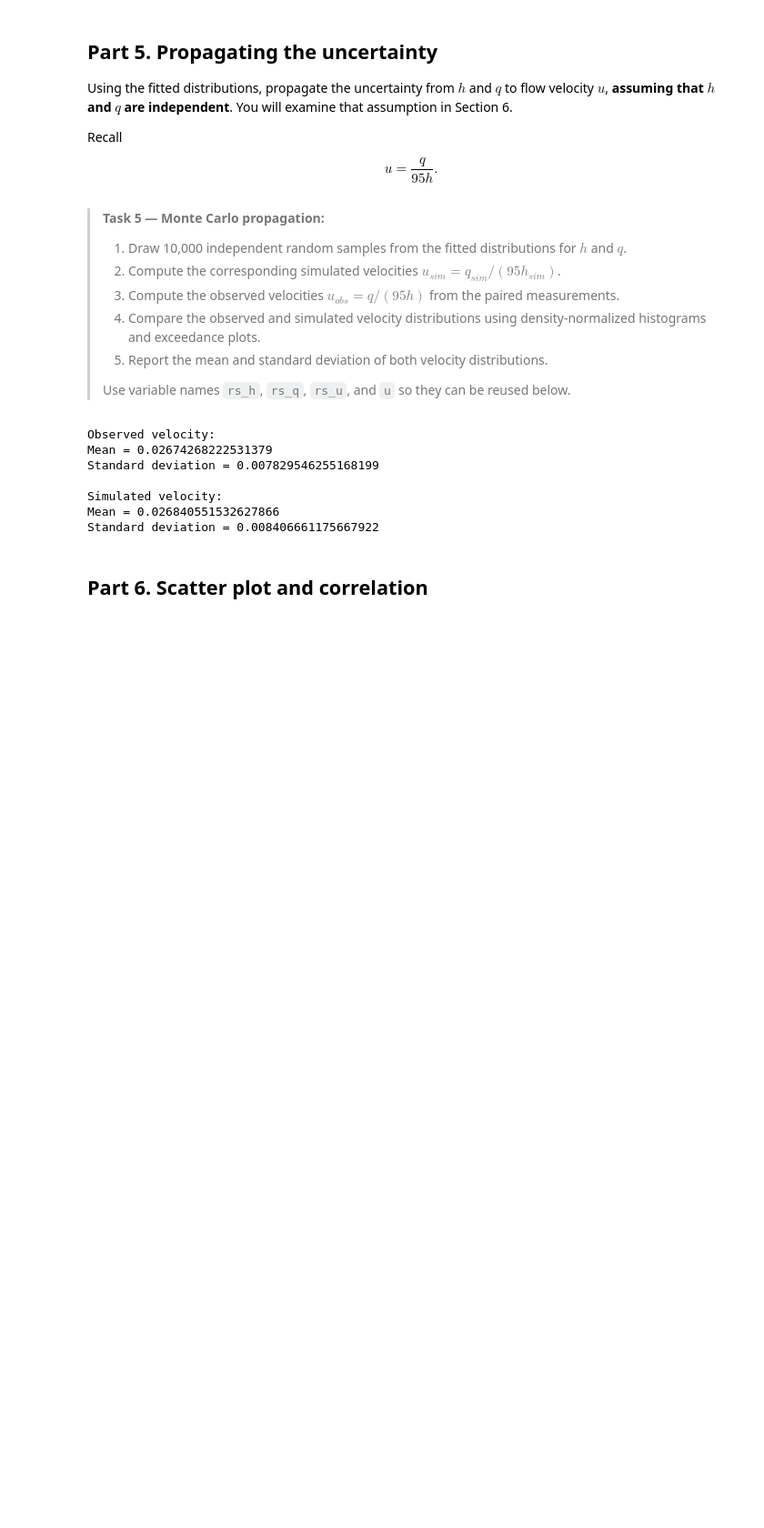
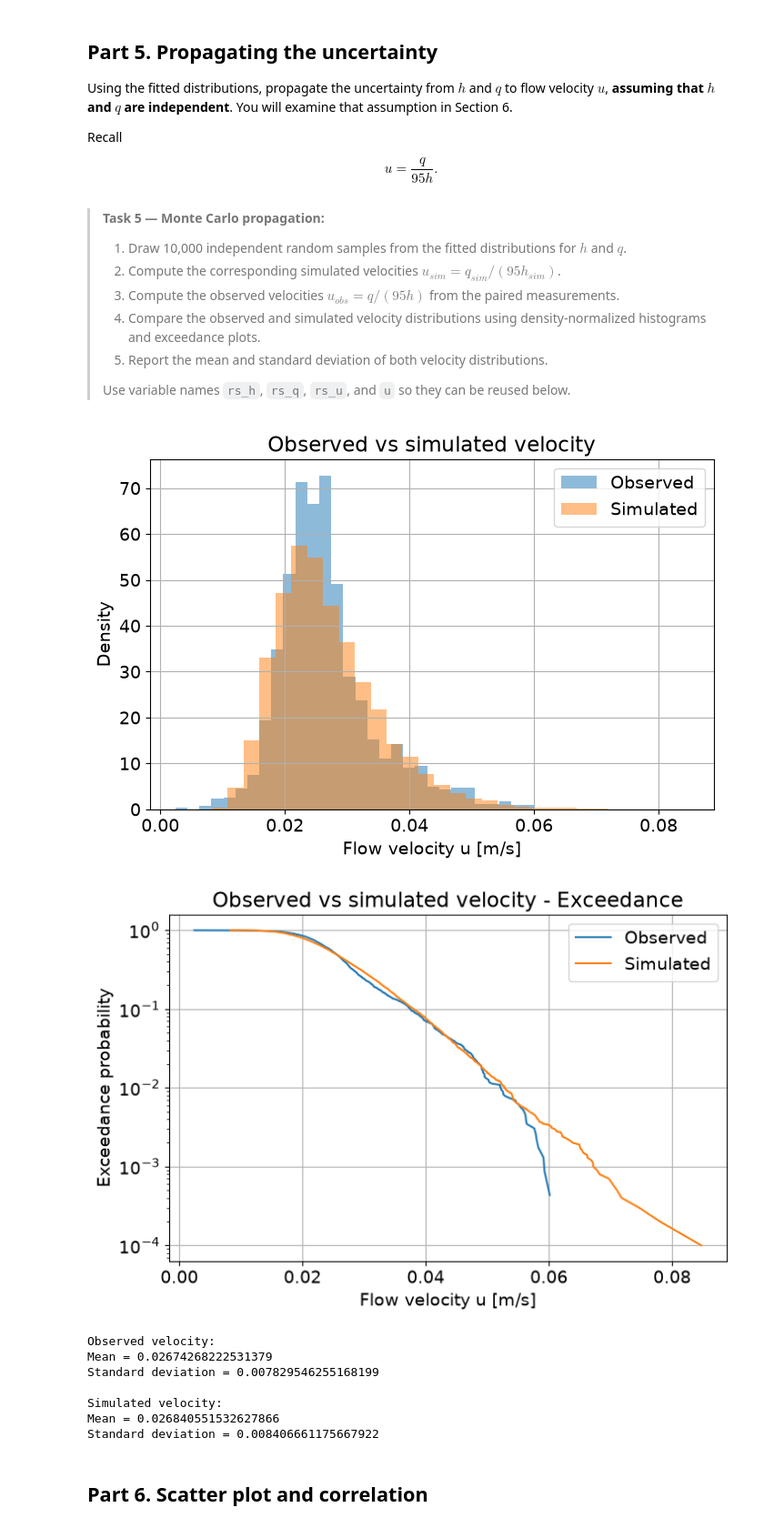
Before and after one commit to NickZhou21/GA1.4, a Jupyter notebook: all_files_GA_1_4/GA_1.4.ipynb, the cells around one changed output. Shown at 91% size. Cells and saved outputs as stored; diff of their text form; code cells hidden in the pictures; blank space fills up the shorter version.

```diff
--- a/all_files_GA_1_4/GA_1.4.ipynb
+++ b/all_files_GA_1_4/GA_1.4.ipynb
@@ -269,29 +269,75 @@ $$u=\frac{q}{95h}.$$
 >Use variable names `rs_h`, `rs_q`, `rs_u`, and `u` so they can be reused below.
 >
 # %%
-### YOUR CODE HERE
-# Number of Monte Carlo simulations
+# -------------------------------
+# Task 5 - Monte Carlo propagation
+# -------------------------------
+
+# 1. Draw 10,000 independent samples
 N = 10000
 
-# Random samples from fitted distributions
 rs_h = stats.lognorm.rvs(*params_h, size=N, random_state=1)
 rs_q = stats.gumbel_r.rvs(*params_q, size=N, random_state=2)
 
-# Simulated velocities
+# 2. Compute simulated velocities
 rs_u = rs_q / (95 * rs_h)
 
-# Observed velocities from paired measurements
+# 3. Compute observed velocities
 u = q / (95 * h)
 
-# Statistics
+# 4a. Density-normalized histograms
+plt.figure(figsize=(8, 5))
+
+plt.hist(u, bins=30, density=True, alpha=0.5,
+         label='Observed')
+plt.hist(rs_u, bins=30, density=True, alpha=0.5,
+         label='Simulated')
+
+plt.xlabel('Flow velocity u [m/s]')
+plt.ylabel('Density')
+plt.title('Observed vs simulated velocity')
+plt.legend()
+plt.grid()
+
+plt.show()
+
+
+# 4b. Exceedance plots
+
+# Calculate empirical CDFs
+y_obs, x_obs = ecdf(u)
+y_sim, x_sim = ecdf(rs_u)
+
+# Convert CDF to exceedance probability
+exc_obs = 1 - y_obs
+exc_sim = 1 - y_sim
+
+plt.figure(figsize=(8, 5))
+
+plt.semilogy(x_obs, exc_obs, label='Observed')
+plt.semilogy(x_sim, exc_sim, label='Simulated')
+
+plt.xlabel('Flow velocity u [m/s]')
+plt.ylabel('Exceedance probability')
+plt.title('Observed vs simulated velocity - Exceedance')
+plt.legend()
+plt.grid()
+
+plt.show()
+
+
+# 5. Mean and standard deviation
+
 print("Observed velocity:")
 print("Mean =", np.mean(u))
 print("Standard deviation =", np.std(u, ddof=1))
 
 print("\nSimulated velocity:")
 print("Mean =", np.mean(rs_u))
 print("Standard deviation =", np.std(rs_u, ddof=1))
 # %% [output]
+[figure, added]
+[figure, added]
 Observed velocity:
 Mean = 0.02674268222531379
 Standard deviation = 0.007829546255168199
```
Also changed, not shown: parts of 3 cells of this notebook.
